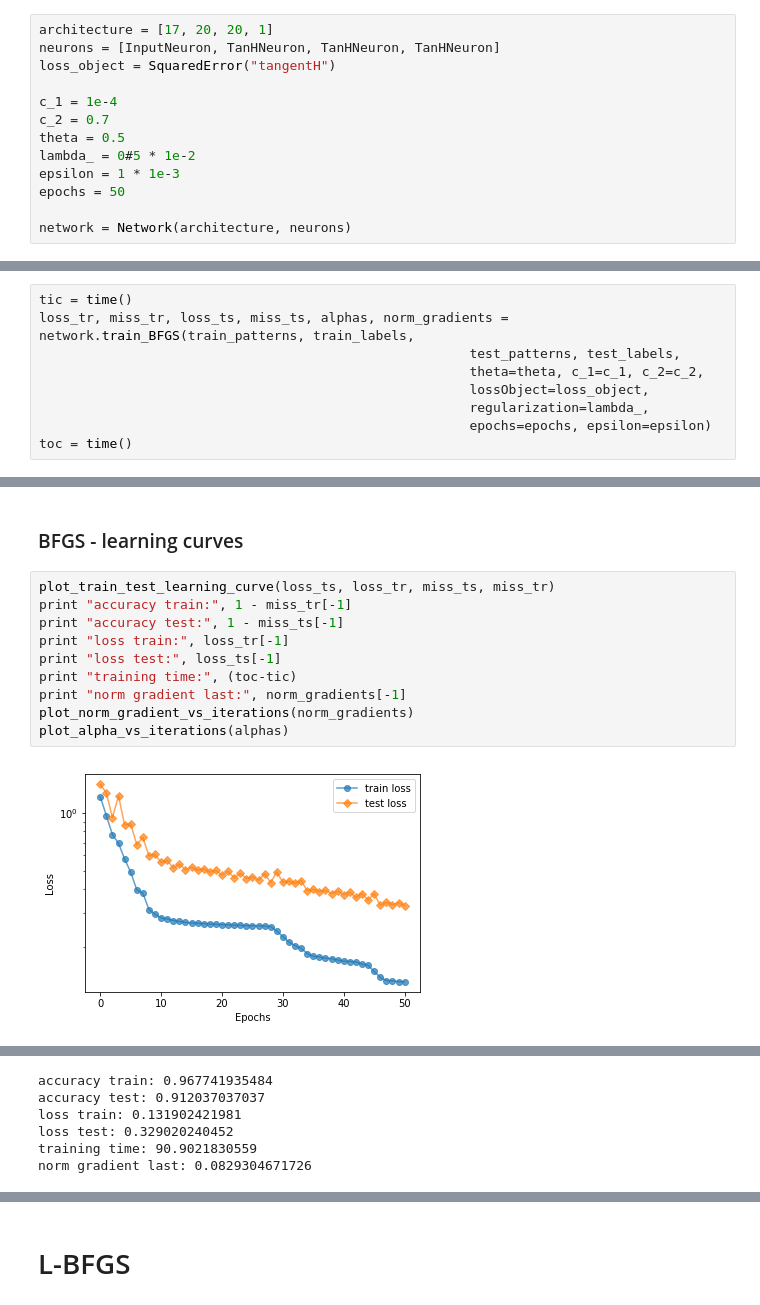
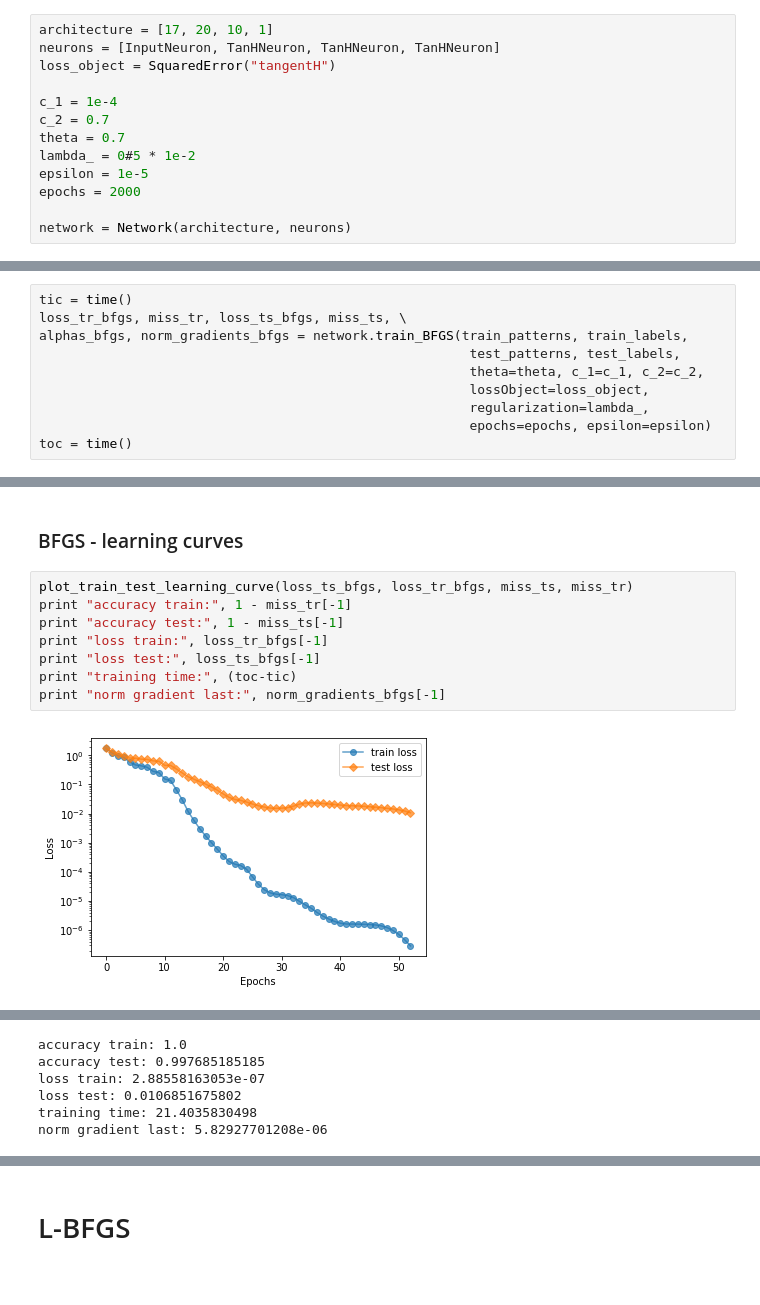
Before and after one commit to davide-serramazza/MLExam, a Jupyter notebook: src/tutorial.ipynb, the cells around one changed output, grey strips where cells are left out. Cells and saved outputs as stored; diff of their text form.

```diff
--- a/src/tutorial.ipynb
+++ b/src/tutorial.ipynb
@@ -103,23 +103,24 @@ norm gradient last: 0.0829504813392
 # %% [markdown]
 ### BFGS - define network and parameters
 # %%
-architecture = [17, 20, 20, 1]
+architecture = [17, 20, 10, 1]
 neurons = [InputNeuron, TanHNeuron, TanHNeuron, TanHNeuron]
 loss_object = SquaredError("tangentH")
 
 c_1 = 1e-4
 c_2 = 0.7
-theta = 0.5
+theta = 0.7
 lambda_ = 0#5 * 1e-2
-epsilon = 1 * 1e-3
-epochs = 50
+epsilon = 1e-5
+epochs = 2000
 
 network = Network(architecture, neurons)
 # %% [markdown]
 ### BFGS - train
 # %%
 tic = time()
-loss_tr, miss_tr, loss_ts, miss_ts, alphas, norm_gradients = network.train_BFGS(train_patterns, train_labels,
+loss_tr_bfgs, miss_tr, loss_ts_bfgs, miss_ts, \
+alphas_bfgs, norm_gradients_bfgs = network.train_BFGS(train_patterns, train_labels,
                                                        test_patterns, test_labels,
                                                        theta=theta, c_1=c_1, c_2=c_2,
                                                        lossObject=loss_object,
@@ -129,14 +148,12 @@ toc = time()
 # %% [markdown]
 ### BFGS - learning curves
 # %%
-plot_train_test_learning_curve(loss_ts, loss_tr, miss_ts, miss_tr)
+plot_train_test_learning_curve(loss_ts_bfgs, loss_tr_bfgs, miss_ts, miss_tr)
 print "accuracy train:", 1 - miss_tr[-1]
 print "accuracy test:", 1 - miss_ts[-1]
-print "loss train:", loss_tr[-1]
-print "loss test:", loss_ts[-1]
+print "loss train:", loss_tr_bfgs[-1]
+print "loss test:", loss_ts_bfgs[-1]
 print "training time:", (toc-tic)
-print "norm gradient last:", norm_gradients[-1]
-plot_norm_gradient_vs_iterations(norm_gradients)
-plot_alpha_vs_iterations(alphas)
+print "norm gradient last:", norm_gradients_bfgs[-1]
 # %% [output]
-[figure, old version]
+[figure, new version]
@@ -144,6 +161,6 @@ plot_alpha_vs_iterations(alphas)
-accuracy train: 0.967741935484
-accuracy test: 0.912037037037
-loss train: 0.131902421981
-loss test: 0.329020240452
-training time: 90.9021830559
-norm gradient last: 0.0829304671726
+accuracy train: 1.0
+accuracy test: 0.997685185185
+loss train: 2.88558163053e-07
+loss test: 0.0106851675802
+training time: 21.4035830498
+norm gradient last: 5.82927701208e-06
```
Also changed, not shown: parts of 25 cells of this notebook, 6 other files.
